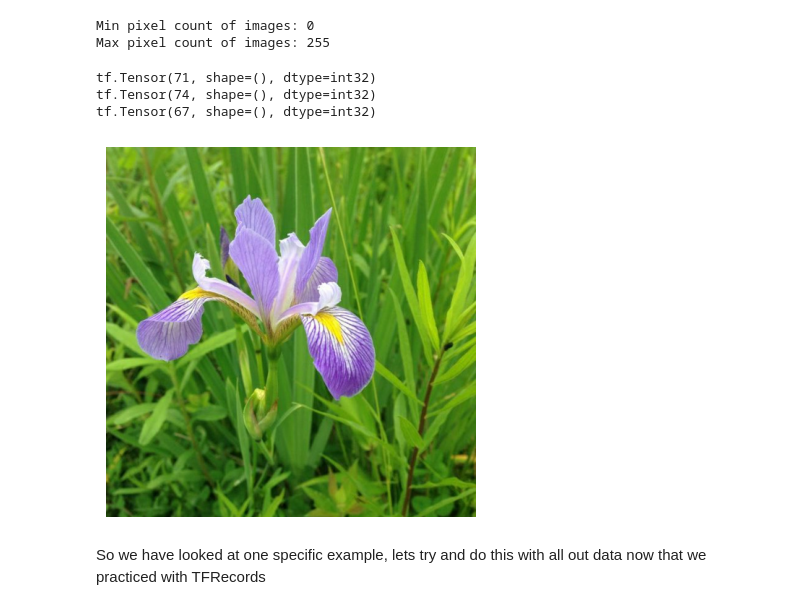
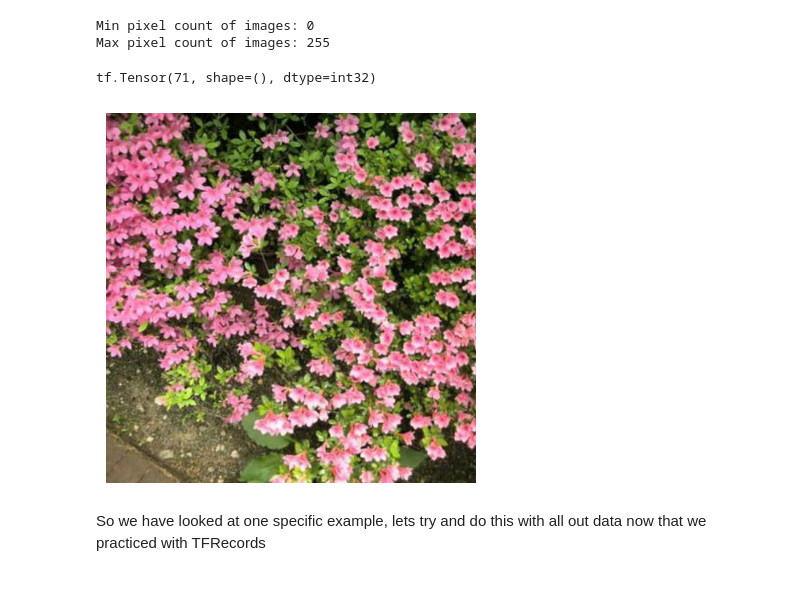
Before and after one commit to chabazite/DeepLearning_Tensorflow, a Jupyter notebook: petals-to-the-metal-competition.ipynb, the cells around one changed output. Drawn from its saved outputs; the diff is of its cells as text; code cells hidden in the pictures.

```diff
--- a/petals-to-the-metal-competition.ipynb
+++ b/petals-to-the-metal-competition.ipynb
@@ -85,7 +83,5 @@ TEST_FILENAMES =tf.io.gfile.glob(GCS_PATH +'/test/*.tfrec')
 # %%
 dataset = tf.data.TFRecordDataset(TRAINING_FILENAMES)
-# %%
-element = dataset.take(3)
 # %%
-for element in dataset.take(1):
-    print(element)
+for el in dataset.take(1):
+    element = el
@@ -94,3 +87,0 @@ tf.Tensor(b'\n\xbf\xd2\n\n\x13\n\x02id\x12\r\n\x0b\n\t9efce8093\n\x0e\n\x05class
-# %%
-for element in dataset.take(1).as_numpy_iterator():
-  print(element)
@@ -131,18 +120,13 @@ Max pixel count of images: 255
 # %%
 # Can we print out this image using matplot lib?
 import matplotlib.pyplot as plt
-for el in element:
-    example = tf.io.parse_single_example(el,LABELED_TFREC_FORMAT)
-    image = tf.image.decode_jpeg(example['image'])
-    label = tf.cast(example['class'],tf.int32)
-    plt.axis('off')
-    plt.imshow(image)
-    print(label)
+
+plt.axis('off')
+plt.imshow(image)
+print(label)
 # %% [output]
 tf.Tensor(71, shape=(), dtype=int32)
-tf.Tensor(74, shape=(), dtype=int32)
-tf.Tensor(67, shape=(), dtype=int32)
-[figure, old version]
+[figure, new version]
 # %% [markdown]
 So we have looked at one specific example, lets try and do this with all out data now that we practiced with TFRecords
 # %% [markdown]
```
Also changed, not shown: parts of 15 cells of this notebook.
